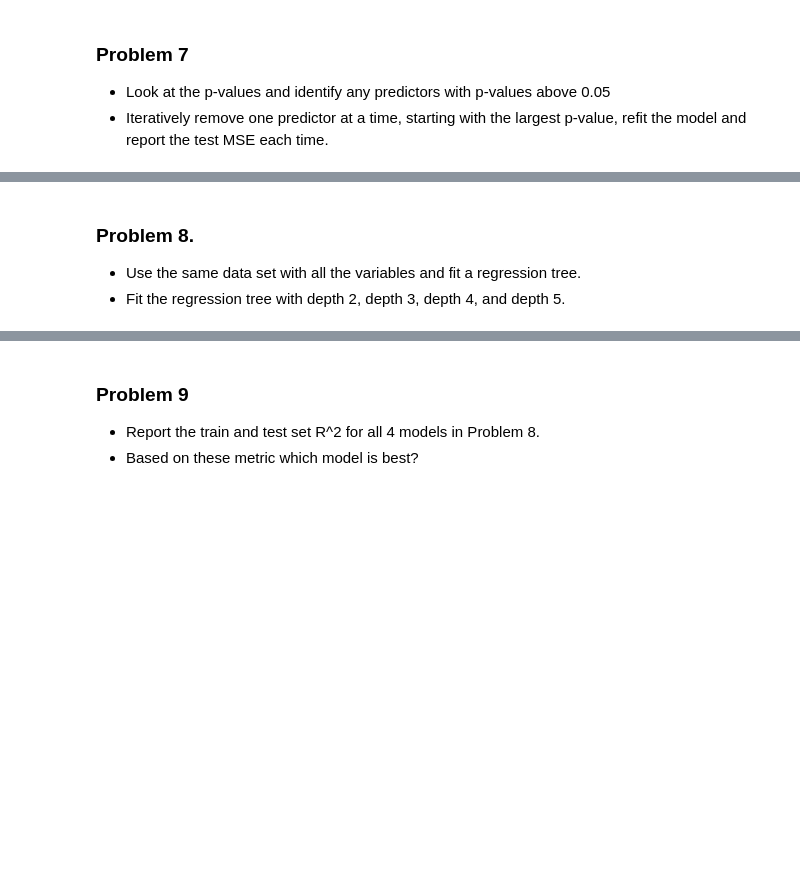
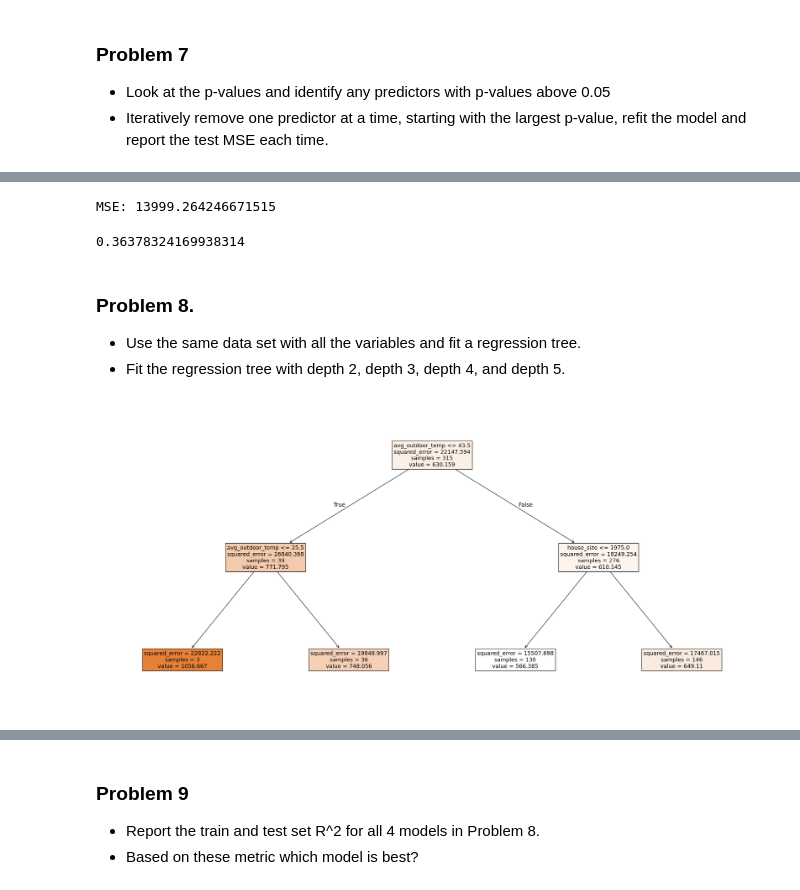
Before and after one commit to ojware5/stat-220-pt-2, a Jupyter notebook: Stat220_Take_Home_Final.ipynb, the cells around one changed output, grey strips where cells are left out. Drawn from its saved outputs; the diff is of its cells as text; code cells hidden in the pictures; blank space fills up the shorter version.

```diff
--- a/Stat220_Take_Home_Final.ipynb
+++ b/Stat220_Take_Home_Final.ipynb
@@ -75,5 +254,37 @@ The dataset cn be found at "https://github.com/drbob-richardson/stat220/raw/main
+# %%
+print(f'MSE: {mse_remove1}')
+# %% [output]
+MSE: 13999.264246671515
+# %%
+#for problem 11
+predictors = cn[["house_size","num_occupants","avg_outdoor_temp","insulation_quality","heating_type"]]
+X = pd.get_dummies(predictors,drop_first = True)
+y = cn.monthly_energy_kwh
+
+X_train_removed, X_test_removed, y_train_removed, y_test_removed = train_test_split(X, y, test_size=0.3, random_state=1234)
+reg_prep = LinearRegression()
+mod_reg = reg_prep.fit(X_train_removed,y_train_removed)
+
+out_sample_reg = mod_reg.predict(X_test_removed)
+
+r2_reg_out = r2_score(y_test,out_sample_reg)
+print(r2_reg_out)
+# %% [output]
+0.36378324169938314
 # %% [markdown]
 ### Problem 8.
 
 - Use the same data set with all the variables and fit a regression tree.
 - Fit the regression tree with depth 2, depth 3, depth 4, and depth 5.
+# %%
+X_tree = pd.get_dummies(cn[["house_size","num_occupants","avg_outdoor_temp","num_appliances","insulation_quality","heating_type"]])
+X_train_tree, X_test_tree, y_train, y_test = train_test_split(X_tree, y, test_size=0.3, random_state=1234)
+
+tree_prep2 = DecisionTreeRegressor(max_depth = 2)
+mod_tree2 = tree_prep2.fit(X_train_tree,y_train)
+
+plt.figure(figsize=(28, 13))
+plot_tree(mod_tree2, feature_names=X_tree.columns, fontsize=13, filled=True)
+plt.show()
+# %% [output]
+[figure, added]
```
Also changed, not shown: parts of 29 cells of this notebook.
